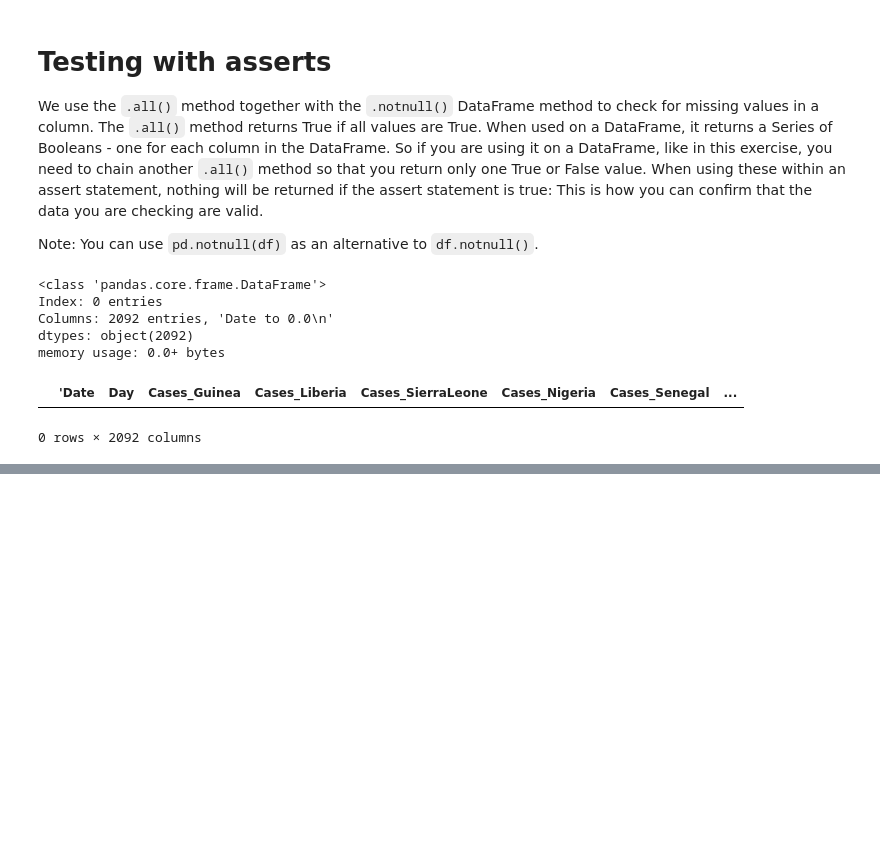
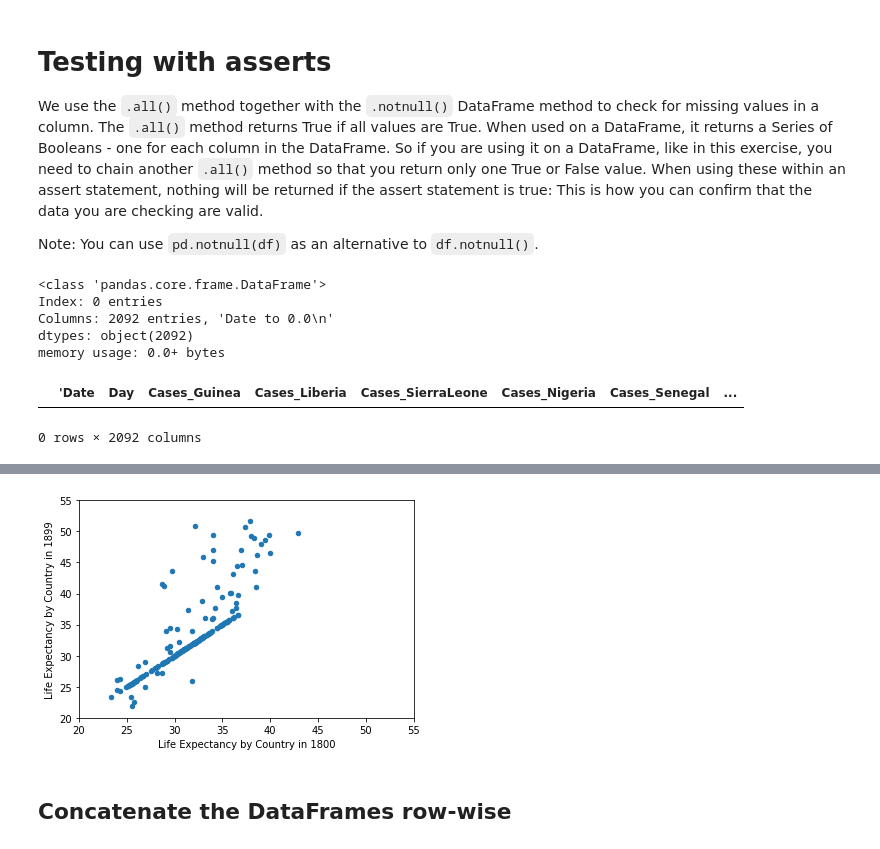
Before and after one commit to ezechidc/datacamp_notes, a Jupyter notebook: Cleaning data in python/Cleanining data in python.ipynb, the cells around one changed output, grey strips where cells are left out. Cells and saved outputs as stored; diff of their text form; code cells hidden in the pictures; blank space fills up the shorter version.

Commit message:
completed data cleaning

```diff
--- a/Cleaning data in python/Cleanining data in python.ipynb
+++ b/Cleaning data in python/Cleanining data in python.ipynb
@@ -638,0 +622,4 @@ ebola1.head()
+# %%
+g1800s = pd.read_csv('g1800s.csv')
+g1900s = pd.read_csv('g1900s.csv')
+g2000s = pd.read_csv('g2000s.csv')
@@ -638,0 +640,21 @@ ebola1.head()
+# %%
+g1800s['1800'] = pd.to_numeric(g1800s['1800'])
+# %%
+# Import matplotlib.pyplot
+import matplotlib.pyplot as plt
+
+# Create the scatter plot
+g1800s.plot(kind='scatter', x='1800', y='1899')
+
+# Specify axis labels
+plt.xlabel('Life Expectancy by Country in 1800')
+plt.ylabel('Life Expectancy by Country in 1899')
+
+# Specify axis limits
+plt.xlim(20, 55)
+plt.ylim(20, 55)
+
+# Display the plot
+plt.show()
+# %% [output]
+[figure, added]
@@ -638,0 +680,2 @@ ebola1.head()
+# %% [markdown]
+##  Concatenate the DataFrames row-wise
```
Also changed, not shown: parts of 35 cells of this notebook, 10 other files.
